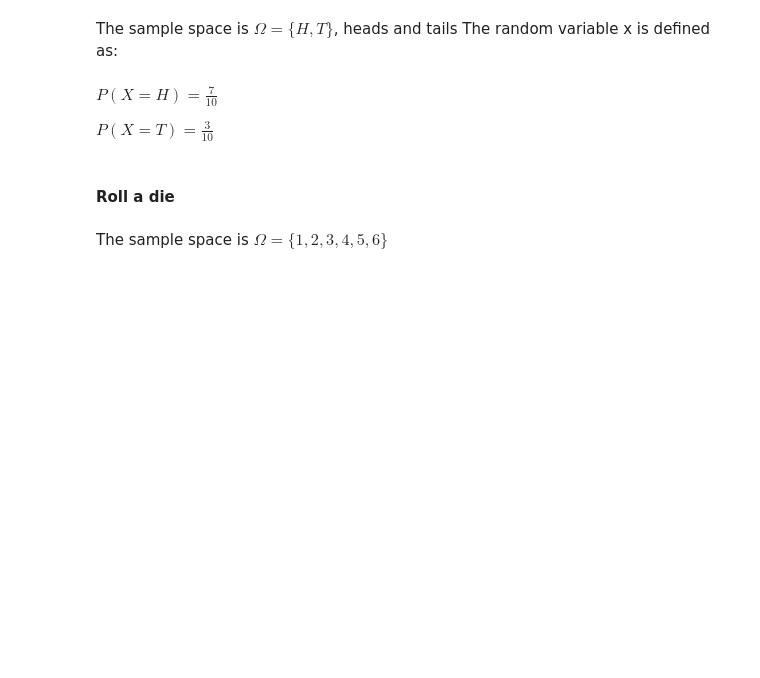
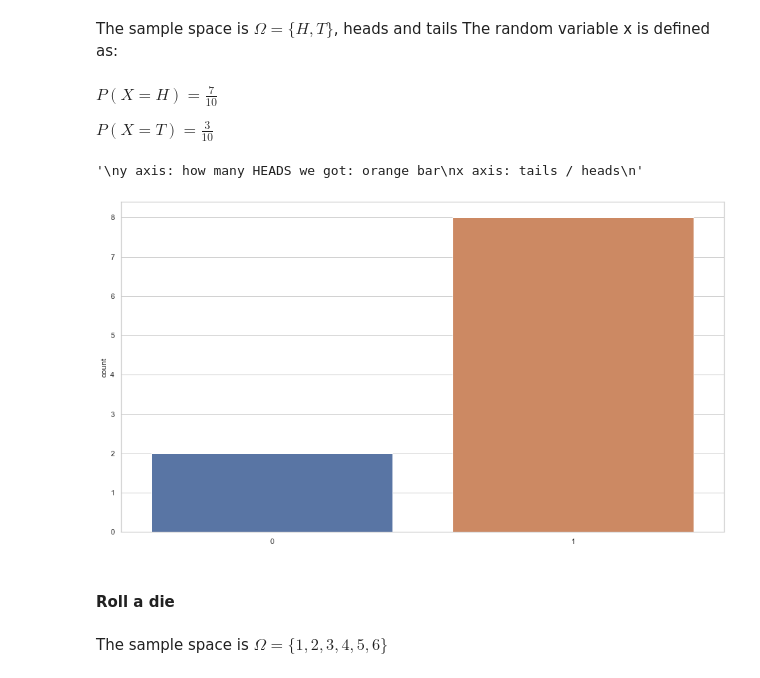
Before and after one commit to Ironhack-data-bcn-january-2024/lectures, a Jupyter notebook: week-5/03 - Distributions I - Discrete.ipynb, the cells around one changed output. Saved outputs shown, nothing was run; the diff lists cells and outputs as text; code cells hidden in the pictures; blank space fills up the shorter version.

```diff
--- a/week-5/03 - Distributions I - Discrete.ipynb
+++ b/week-5/03 - Distributions I - Discrete.ipynb
@@ -66,2 +69,6 @@ Or what is the same... that the probability of each possibility adds 1 in a rand
 # %% [markdown]
 ### Biased Coin 70 / 30
+# %%
+# 1. Theory: P(heads) = 1/2 -> Expectations
+p = 0.7 # heads
+p_tails = 0.3
@@ -80,6 +107,24 @@ $P(X=T) = \frac{3}{10}$
 # 1. We know this: P (H) = 7/10
 # %%
 # 2. Run experiments
+# %%
+import seaborn as sns
+
+my_bernoulli = bernoulli(p)
+n = 10
+
+list_of_results = my_bernoulli.rvs(n)
+result = (list_of_results).sum()
+
+sns.countplot(x=list_of_results);
+
+"""
+y axis: how many HEADS we got: orange bar
+x axis: tails / heads
+"""
+# %% [output]
+'\ny axis: how many HEADS we got: orange bar\nx axis: tails / heads\n'
+[figure, added]
 # %% [markdown]
 #### Roll a die
 # %% [markdown]
```
Also changed, not shown: parts of 51 cells of this notebook, 1 other file.
